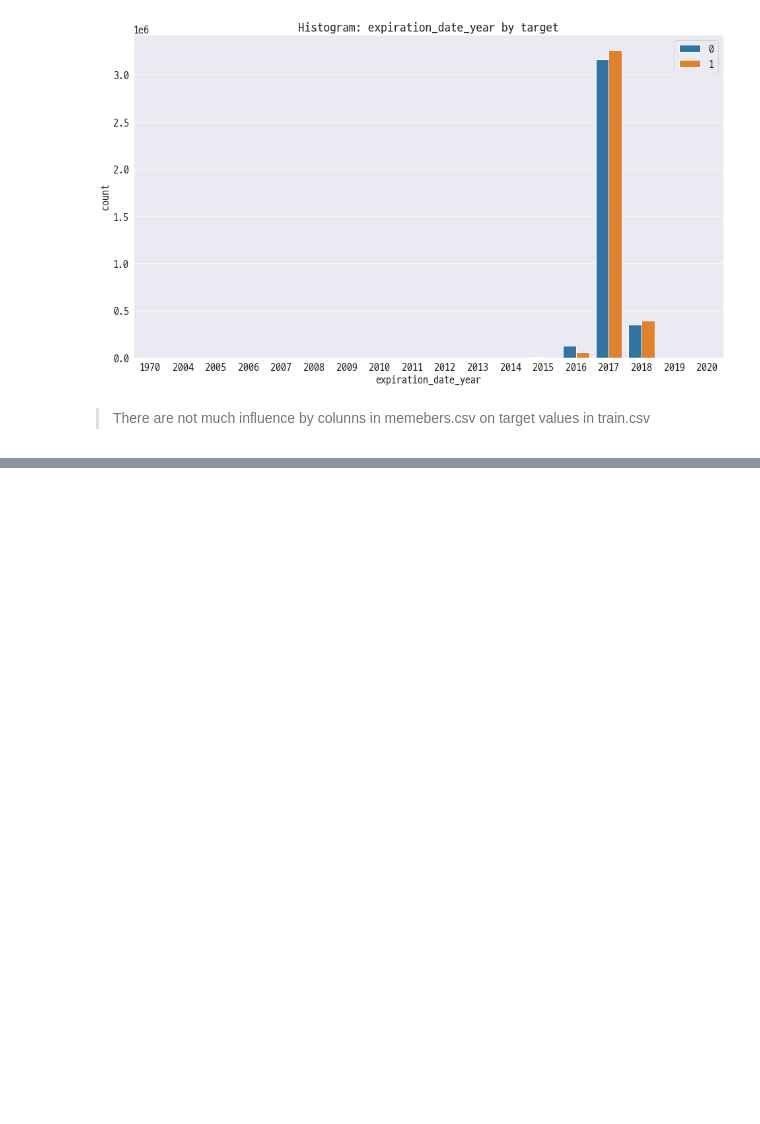
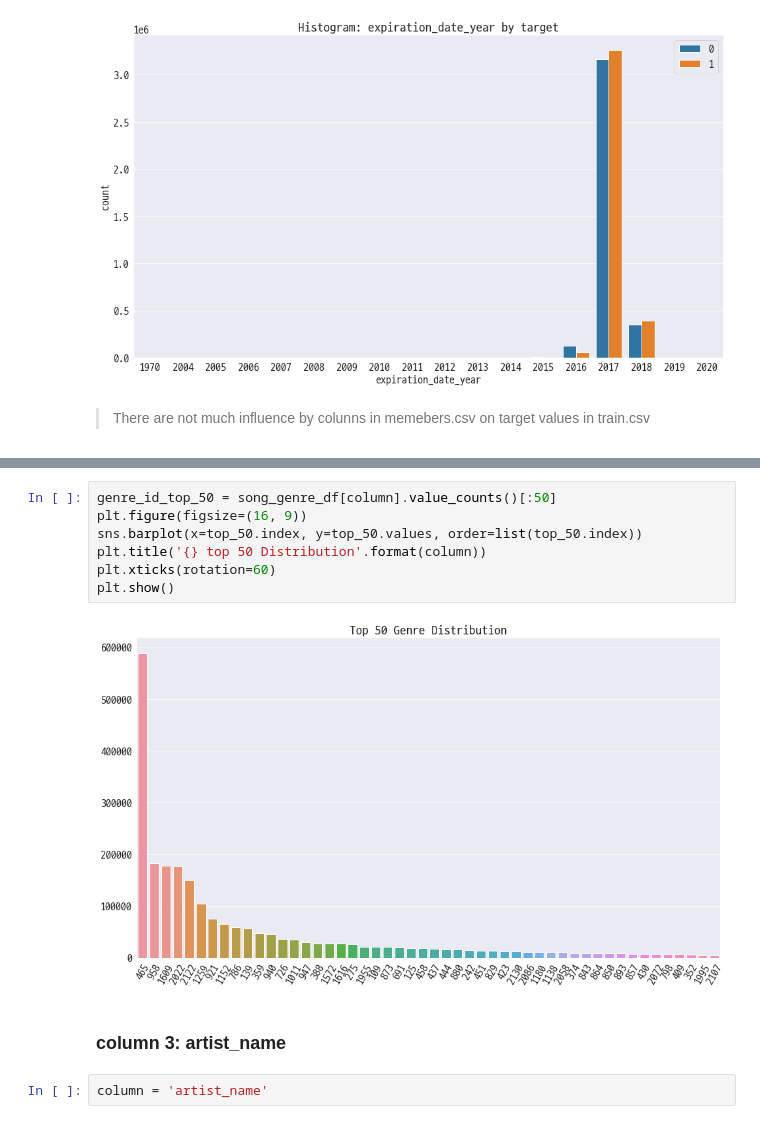
Before and after one commit to dhsong95/kaggle-kkbox-music-recommendation-challenge, a Jupyter notebook: eda/Exploratory Data Analysis.ipynb, the cells around one changed output, grey strips where cells are left out. Cells and saved outputs as stored; diff of their text form; blank space fills up the shorter version.

```diff
--- a/eda/Exploratory Data Analysis.ipynb
+++ b/eda/Exploratory Data Analysis.ipynb
@@ -853,0 +987,13 @@ plt.show()
+# %%
+genre_id_top_50 = song_genre_df[column].value_counts()[:50]
+plt.figure(figsize=(16, 9))
+sns.barplot(x=top_50.index, y=top_50.values, order=list(top_50.index))
+plt.title('{} top 50 Distribution'.format(column))
+plt.xticks(rotation=60)
+plt.show()
+# %% [output]
+[figure, added]
+# %% [markdown]
+### column 3: artist_name <a id="8.3"></a>
+# %%
+column = 'artist_name'
```
Also changed, not shown: parts of 37 cells of this notebook.
